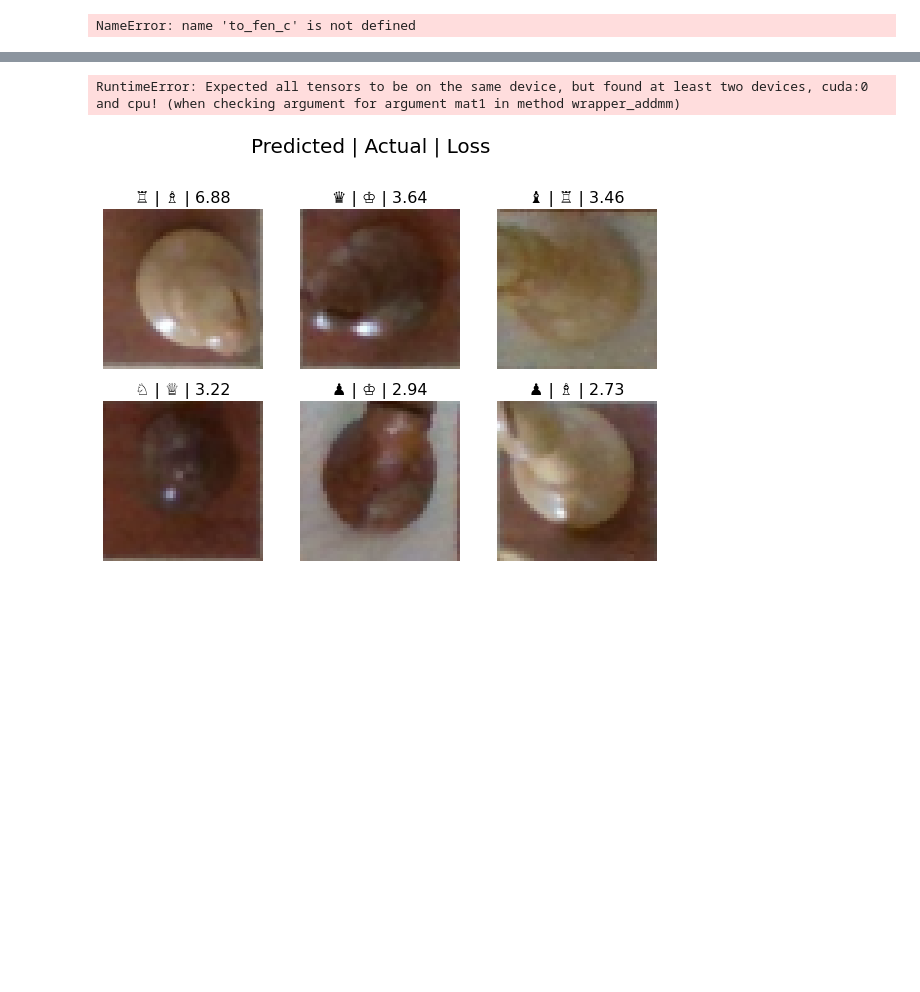
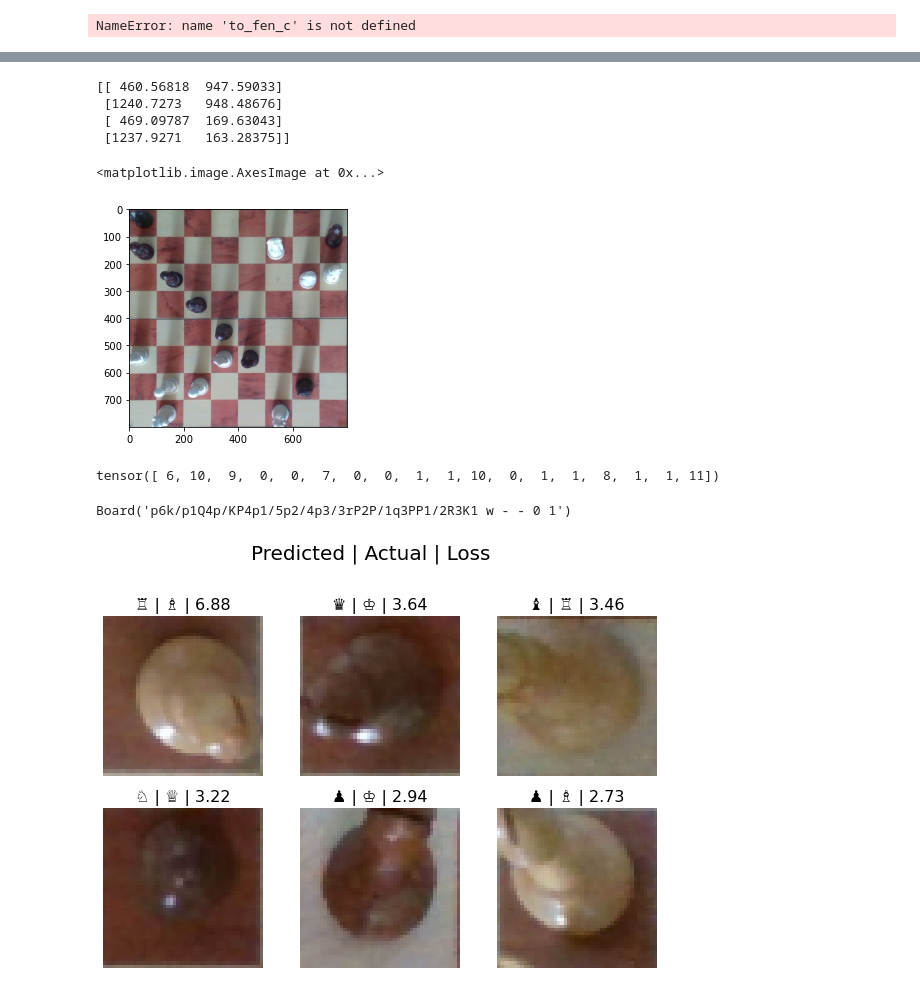
Before and after one commit to mulac/chess-vision, a Jupyter notebook: notebooks/inference.ipynb, the cells around one changed output, grey strips where cells are left out. Cells and saved outputs as stored; diff of their text form; code cells hidden in the pictures; blank space fills up the shorter version.

```diff
--- a/notebooks/inference.ipynb
+++ b/notebooks/inference.ipynb
@@ -131,4 +135,0 @@ plt.imshow(img)
-# %%
-occupancy_nn(img)
-# %% [output]
-RuntimeError: Expected all tensors to be on the same device, but found at least two devices, cuda:0 and cpu! (when checking argument for argument mat1 in method wrapper_addmm)
@@ -137,0 +136,10 @@ config = torch.load("/home/calum/Documents/uni/chess-vision/runs/c2e39aa955b24bc
+# %%
+game = Game("Nakamura", 7)
+# 94, 23, 1
+images = list(game.images)
+corners = find_corners(images); print(corners)
+# %% [output]
+[[ 460.56818  947.59033]
+ [1240.7273   948.48676]
+ [ 469.09787  169.63043]
+ [1237.9271   163.28375]]
@@ -138,3 +162,21 @@ config = torch.load("/home/calum/Documents/uni/chess-vision/runs/c2e39aa955b24bc
+# %%
+img = cv2.cvtColor(get_board(images[74]['color'], corners), cv2.COLOR_BGR2RGB)
+plt.imshow(img)
+# %% [output]
+<matplotlib.image.AxesImage at 0x...>
+[figure, added]
+# %%
+pieces = proposed(list(get_squares(img)))
+# %% [output]
+tensor([ 6, 10,  9,  0,  0,  7,  0,  0,  1,  1, 10,  0,  1,  1,  8,  1,  1, 11])
+# %%
+from cairosvg import svg2png
+result = chess.Board()
+result.set_piece_map(pieces)
+svg2png(result._repr_svg_(), write_to='proposed_small_3.png')
+result
+# %% [output]
+Board('p6k/p1Q4p/KP4p1/5p2/4p3/3rP2P/1q3PP1/2R3K1 w - - 0 1')
 # %%
 # dir = save_games([Game("Bird", 2)], config.label_fn, config.classes)
 ds = ChessFolder(root="/tmp/chess-vision-d4oha94u", transform=config.transform)
```
Also changed, not shown: parts of 7 cells of this notebook, 2 other files.
